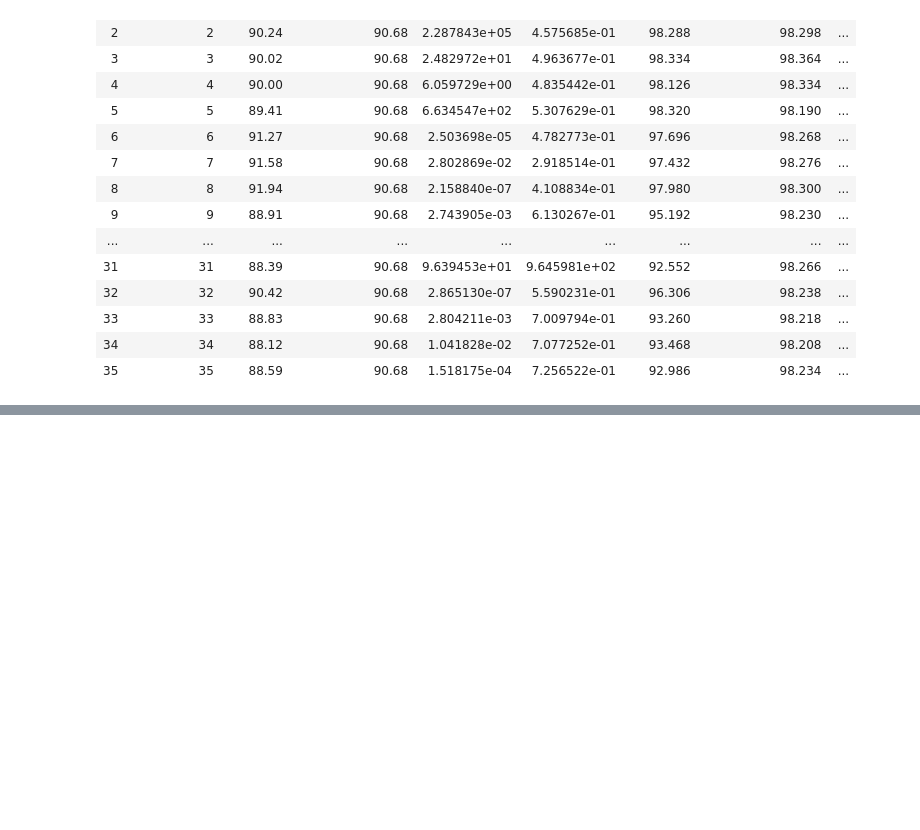
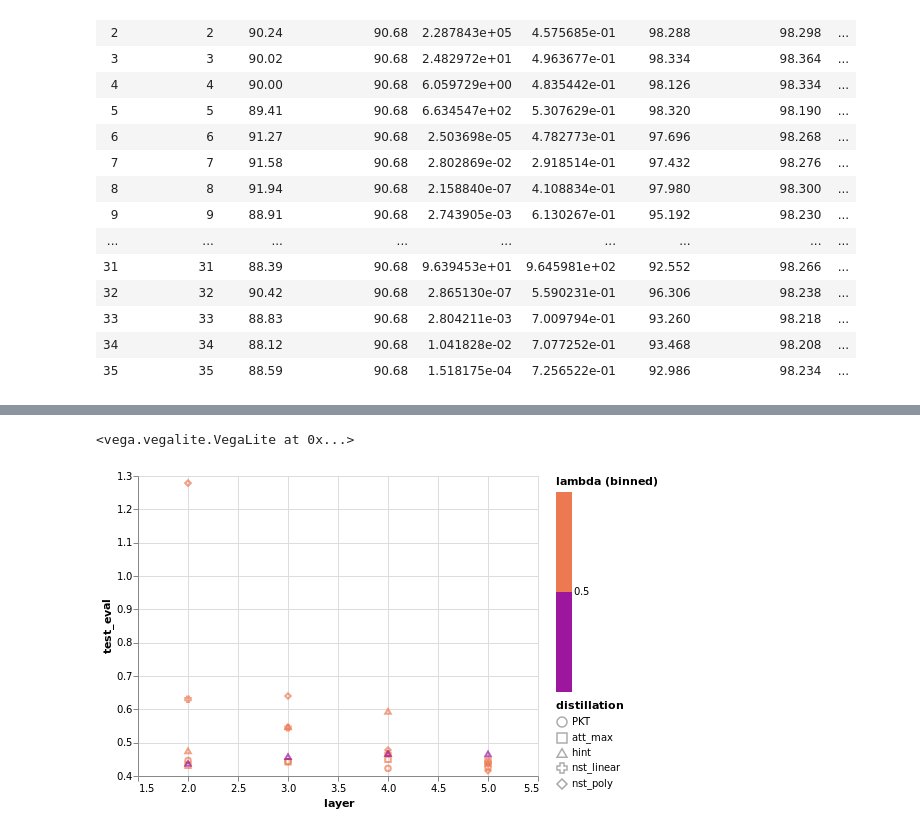
Before and after one commit to jpcosec/Memoria, a Jupyter notebook: Viz.ipynb, the cells around one changed output, grey strips where cells are left out. Drawn from its saved outputs; the diff is of its cells as text; code cells hidden in the pictures; blank space fills up the shorter version.

```diff
--- a/Viz.ipynb
+++ b/Viz.ipynb
@@ -106,0 +120,21 @@ SyntaxError: invalid syntax (<ipython-input-22-8fa1ade1677f>, line 1)
+# %%
+def plot_gen(field="eval",phase="test"):
+
+
+    detalle=["student","teacher","distillation","layer","lambda"]
+
+    bar=alt.Chart(source).mark_point().encode(
+        alt.X('layer', scale=alt.Scale(zero=False,padding=1)),
+        alt.Y('%s_%s'%(phase,field), scale=alt.Scale(zero=False, padding=1)),
+         color=alt.Color('lambda:Q', bin=alt.Bin(maxbins=3),  scale=alt.Scale(scheme="plasma" )),
+        shape='distillation',
+        tooltip=detalle
+    ).interactive()
+
+
+    return bar
+# %%
+plot_gen()
+# %% [output]
+<vega.vegalite.VegaLite at 0x...>
+[figure, added]
```
Also changed, not shown: parts of 9 cells of this notebook, 7 other files.
